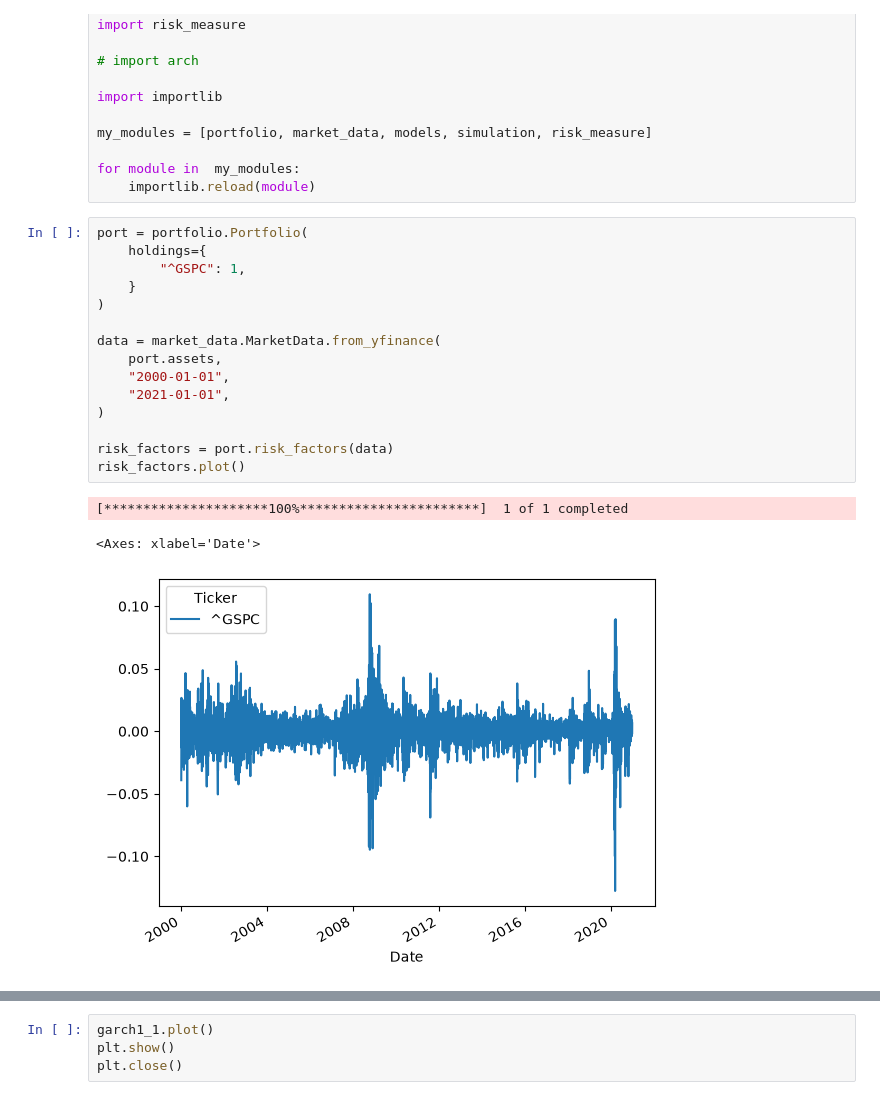
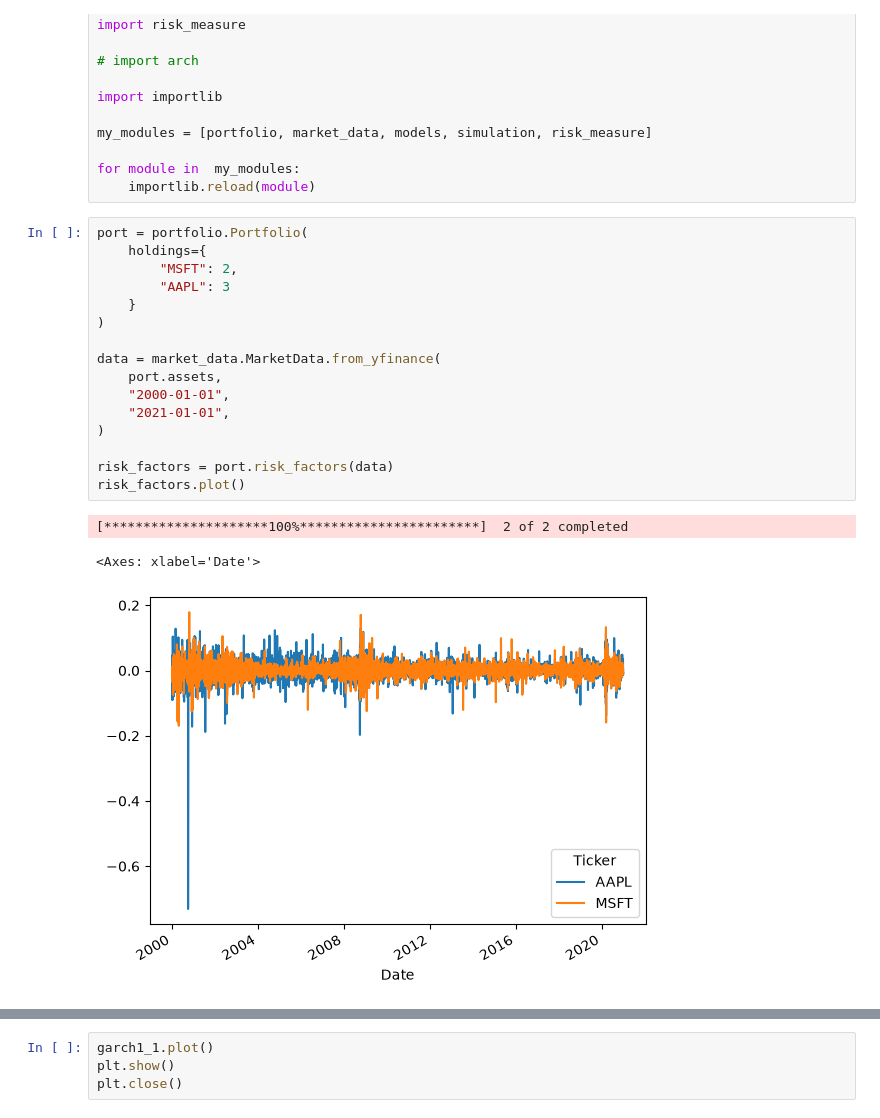
Before and after one commit to alikemal68/RiskEngine, a Jupyter notebook: test.ipynb, the cells around one changed output, grey strips where cells are left out. Drawn from its saved outputs; the diff is of its cells as text.

```diff
--- a/test.ipynb
+++ b/test.ipynb
@@ -18,20 +18,21 @@ for module in  my_modules:
 # %%
 port = portfolio.Portfolio(
     holdings={
-        "^GSPC": 1,
+        "MSFT": 2,
+        "AAPL": 3
     }
 )
 
 data = market_data.MarketData.from_yfinance(
     port.assets,
     "2000-01-01",
     "2021-01-01",
 )
 
 risk_factors = port.risk_factors(data)
 risk_factors.plot()
 # %% [output]
-[*********************100%***********************]  1 of 1 completed
+[*********************100%***********************]  2 of 2 completed
 <Axes: xlabel='Date'>
-[figure, old version]
+[figure, new version]
 # %%
```
Also changed, not shown: parts of 6 cells of this notebook, 4 other files.
